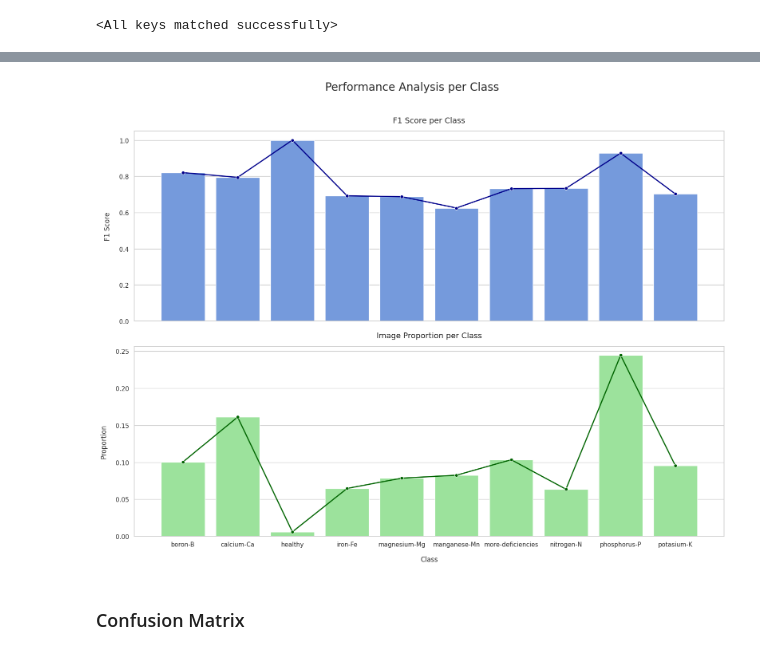
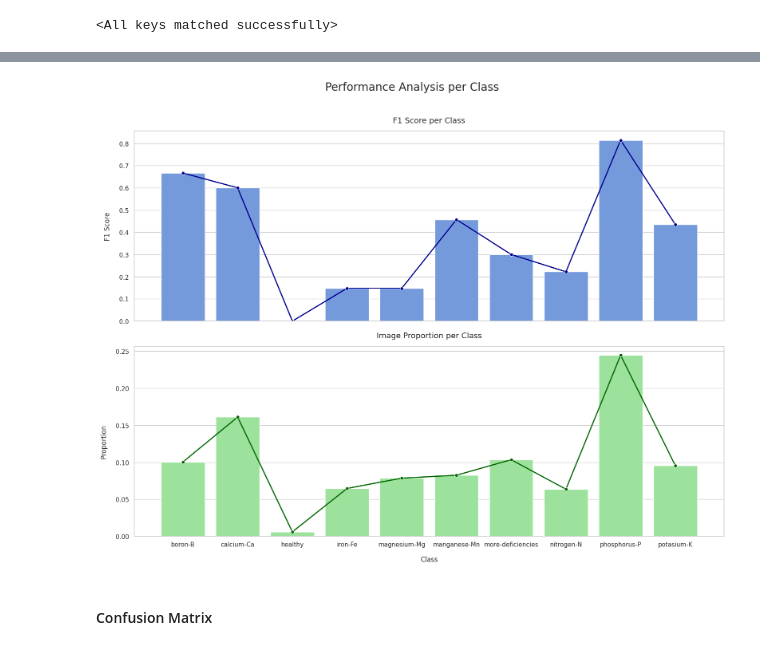
Before and after one commit to encars28/CoLeaf-CNN, a Jupyter notebook: main.ipynb, the cells around one changed output, grey strips where cells are left out. Drawn from its saved outputs; the diff is of its cells as text; code cells hidden in the pictures.

```diff
--- a/main.ipynb
+++ b/main.ipynb
@@ -211,2 +199,2 @@ np.save(os.path.join(OUTPUT_PATH, f"metrics/confusion_matrix_{MODEL_VERSION}.npy
 # %%
-df_metrics = pd.read_csv(os.path.join(OUTPUT_PATH, f"metrics/classification_report_{MODEL_VERSION}.csv"), sep=';')
+df_report = pd.read_csv(os.path.join(OUTPUT_PATH, f"metrics/classification_report_{MODEL_VERSION}.csv"), sep=';')
@@ -272,5 +271,5 @@ plt.show()
 # %%
-df_f1 = df_metrics.loc[df_metrics['class'] != 'average', ['class', 'f1']].copy()
+df_f1 = df_report.iloc[:-3, :][['f1-score']].copy()
 
 total_images = len(class_labels)
 image_counts = [class_labels.count(i) for i in range(len(classes))]
@@ -278,7 +277,7 @@ image_proportions = [count / total_images for count in image_counts]
 
 df_plot_data = pd.DataFrame({
     'Class': classes,
-    'F1 Score': df_f1['f1'].values,
+    'F1 Score': df_f1['f1-score'].values,
     'Image Proportion': image_proportions
 })
 
@@ -304,33 +303,33 @@ sns.lineplot(
 )
 ax1.set_title('F1 Score per Class', fontsize=14, pad=15)
 ax1.set_ylabel('F1 Score', labelpad=15)
 ax1.set_xlabel('')
 
 ax2 = axes[1]
 sns.barplot(
     data=df_plot_data,
     x='Class',
     y='Image Proportion',
     color='lightgreen',
     ax=ax2
 )
 sns.lineplot(
     data=df_plot_data,
     x='Class',
     y='Image Proportion',
     color='darkgreen',
     marker='o',
     linewidth=2,
     ax=ax2
 )
 ax2.set_title('Image Proportion per Class', fontsize=14, pad=15)
 ax2.set_ylabel('Proportion', labelpad=15)
 ax2.set_xlabel('Class', labelpad=15)
 
 plt.tight_layout()
 plt.savefig(os.path.join(OUTPUT_PATH, f"graphs/f1_vs_class_proportion_{MODEL_VERSION}.png"))
 plt.show()
 # %% [output]
-[figure, old version]
+[figure, new version]
 # %% [markdown]
-### Confusion Matrix
+#### Confusion Matrix
```
Also changed, not shown: parts of 31 cells of this notebook, 18 other files.
